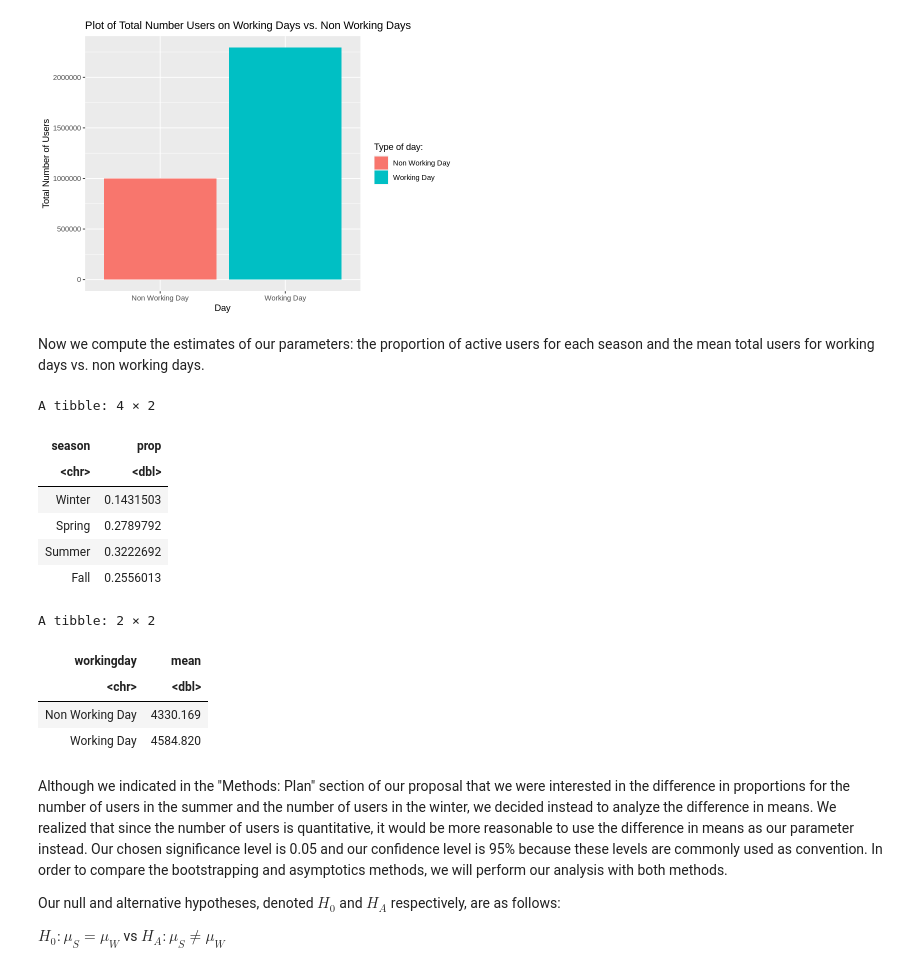
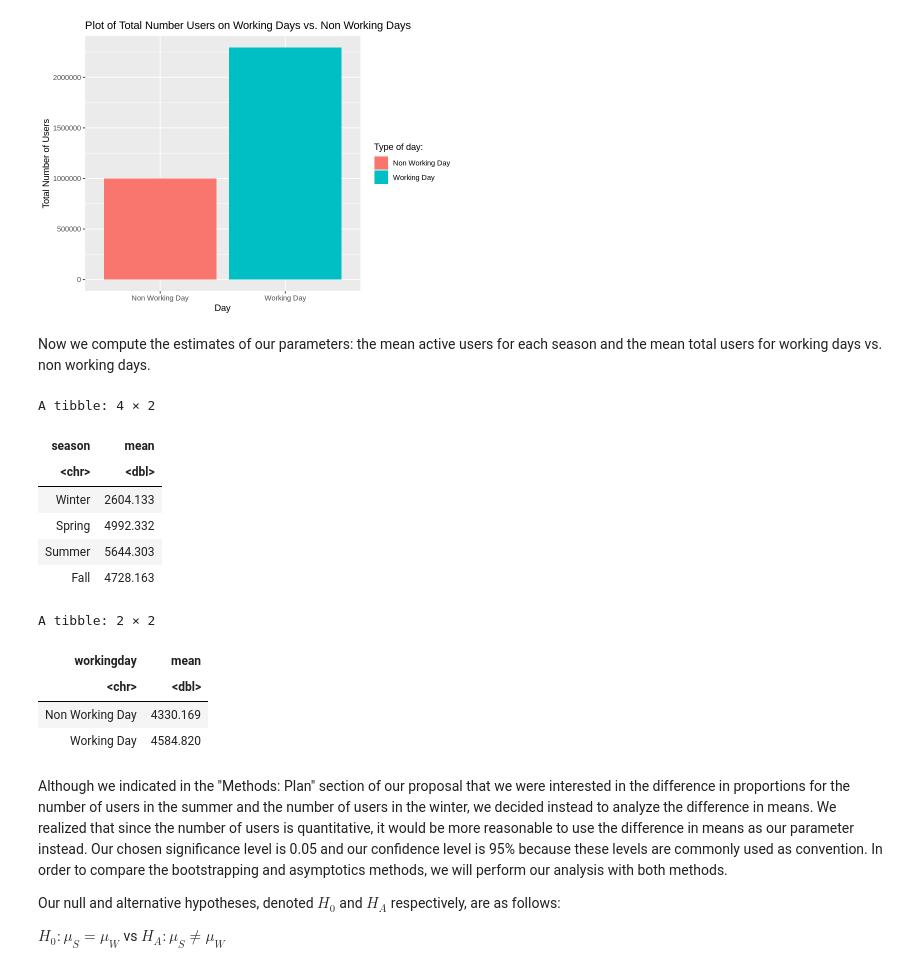
Before and after one commit to megannma/stat-201-2023s2-group-10, a Jupyter notebook: final_report.ipynb, the cells around one changed output. Cells and saved outputs as stored; diff of their text form; code cells hidden in the pictures.

```diff
--- a/final_report.ipynb
+++ b/final_report.ipynb
@@ -98,35 +96,32 @@ workingday_plot
 # %% [output]
 [figure]
 # %% [markdown]
-Now we compute the estimates of our parameters: the proportion of active users for each season and the mean total users for working days vs. non working days.
+Now we compute the estimates of our parameters: the mean active users for each season and the mean total users for working days vs. non working days.
 # %%
-# Compute the total count of total users for the dataset
-total_cnt <- sum(selected_bike_day_data$cnt)
-
-# Compute the proportion of active users for each season
-props <-
+# Compute the mean of active users for each season
+season_means <-
     selected_bike_day_data %>%
     group_by(season) %>%
-    summarize(prop = sum(cnt)/total_cnt) %>%
+    summarize(mean = mean(cnt)) %>%
     mutate(season = c("Winter", "Spring", "Summer", "Fall"))
 
 # Compute the mean total users for working days vs. non working days
-means <-
+days_means <-
     selected_bike_day_data %>%
     group_by(workingday) %>%
     summarize(mean = mean(cnt)) %>%
     mutate(workingday = c("Non Working Day", "Working Day"))
 
-props
-means
+season_means
+days_means
 # %% [output]
 A tibble: 4 × 2
-| season | prop |
+| season | mean |
 | <chr> | <dbl> |
-| Winter | 0.1431503 |
-| Spring | 0.2789792 |
-| Summer | 0.3222692 |
-| Fall | 0.2556013 |
+| Winter | 2604.133 |
+| Spring | 4992.332 |
+| Summer | 5644.303 |
+| Fall | 4728.163 |
 A tibble: 2 × 2
 | workingday | mean |
 | <chr> | <dbl> |
```
Also changed, not shown: parts of 6 cells of this notebook.
